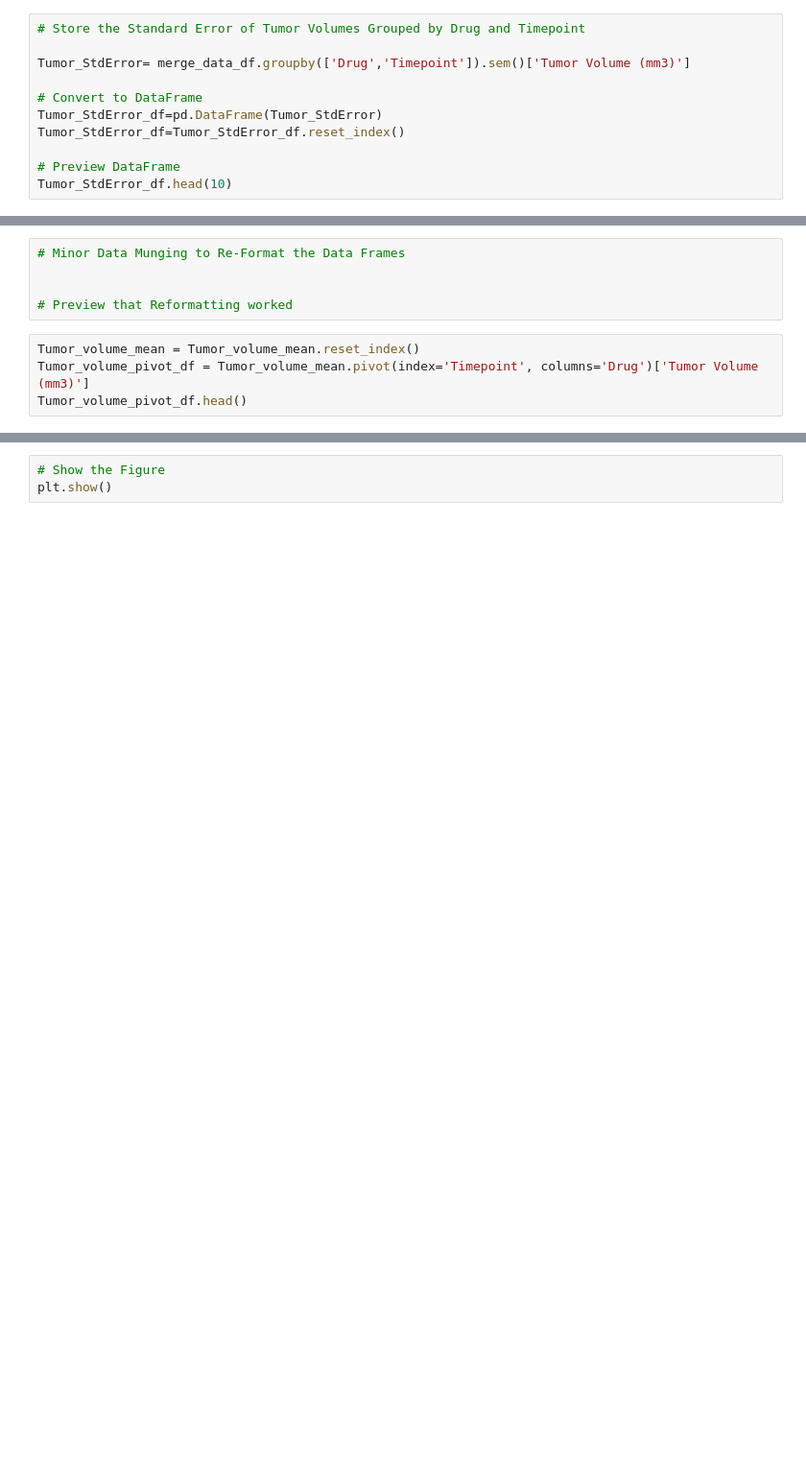
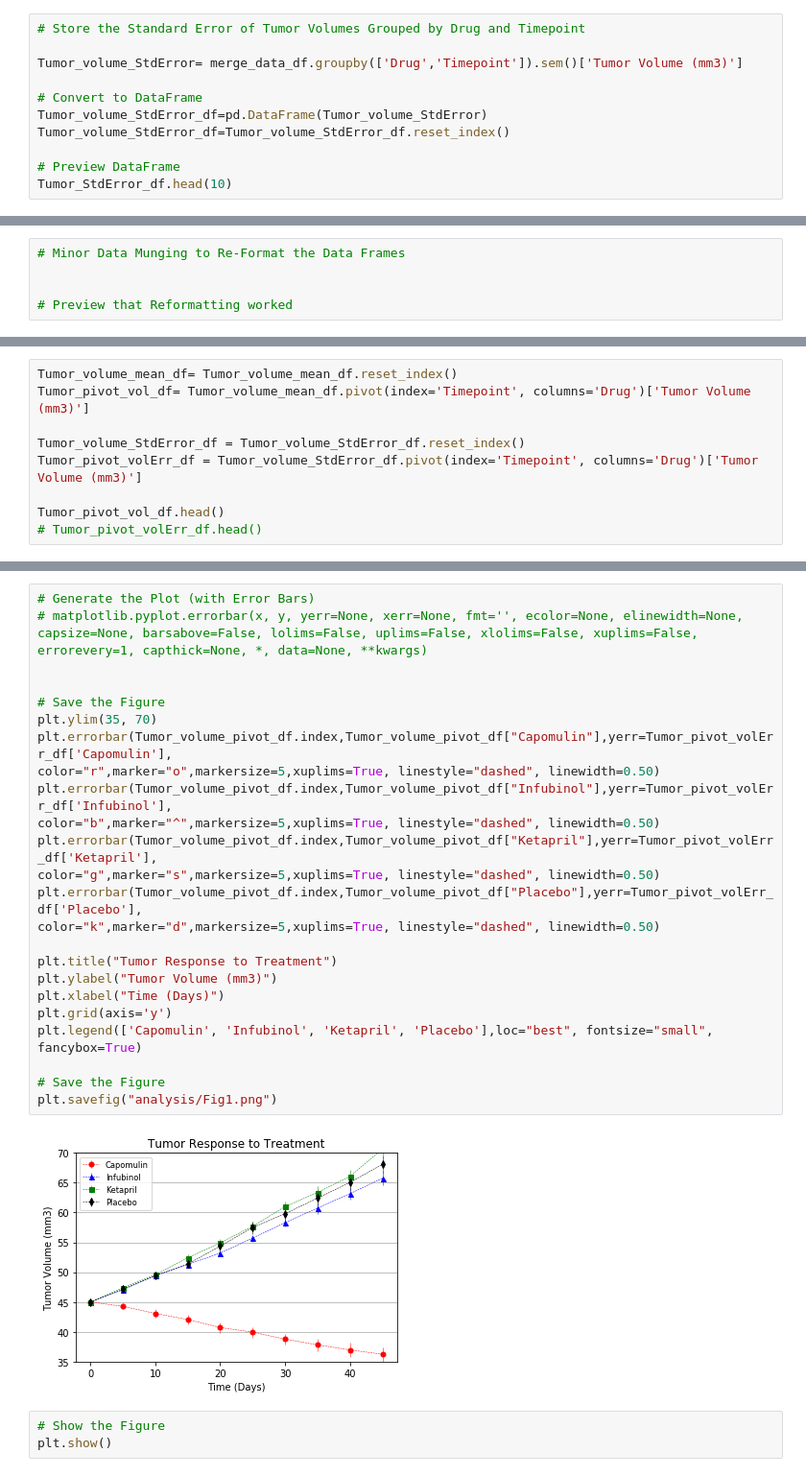
Before and after one commit to Shadi0ir/matplotlib-challenge, a Jupyter notebook: Pymaceuticals/pymaceuticals_starter.ipynb, the cells around one changed output, grey strips where cells are left out. Shown at 96% size. Cells and saved outputs as stored; diff of their text form; blank space fills up the shorter version.

```diff
--- a/Pymaceuticals/pymaceuticals_starter.ipynb
+++ b/Pymaceuticals/pymaceuticals_starter.ipynb
@@ -56,11 +61,11 @@ Tumor_volume_mean_df.head(10)
 # %%
 # Store the Standard Error of Tumor Volumes Grouped by Drug and Timepoint
 
-Tumor_StdError= merge_data_df.groupby(['Drug','Timepoint']).sem()['Tumor Volume (mm3)']
+Tumor_volume_StdError= merge_data_df.groupby(['Drug','Timepoint']).sem()['Tumor Volume (mm3)']
 
 # Convert to DataFrame
-Tumor_StdError_df=pd.DataFrame(Tumor_StdError)
-Tumor_StdError_df=Tumor_StdError_df.reset_index()
+Tumor_volume_StdError_df=pd.DataFrame(Tumor_volume_StdError)
+Tumor_volume_StdError_df=Tumor_volume_StdError_df.reset_index()
 
 # Preview DataFrame
 Tumor_StdError_df.head(10)
@@ -81,7 +86,3 @@ Tumor_StdError_df.head(10)
 
 
 # Preview that Reformatting worked
-# %%
-Tumor_volume_mean = Tumor_volume_mean.reset_index()
-Tumor_volume_pivot_df = Tumor_volume_mean.pivot(index='Timepoint', columns='Drug')['Tumor Volume (mm3)']
-Tumor_volume_pivot_df.head()
@@ -111,0 +89,9 @@ Tumor_StdError_pivot_df.head()
+# %%
+Tumor_volume_mean_df= Tumor_volume_mean_df.reset_index()
+Tumor_pivot_vol_df= Tumor_volume_mean_df.pivot(index='Timepoint', columns='Drug')['Tumor Volume (mm3)']
+
+Tumor_volume_StdError_df = Tumor_volume_StdError_df.reset_index()
+Tumor_pivot_volErr_df = Tumor_volume_StdError_df.pivot(index='Timepoint', columns='Drug')['Tumor Volume (mm3)']
+
+Tumor_pivot_vol_df.head()
+# Tumor_pivot_volErr_df.head()
@@ -112,3 +106,29 @@ Tumor_StdError_pivot_df.head()
+# %%
+# Generate the Plot (with Error Bars)
+# matplotlib.pyplot.errorbar(x, y, yerr=None, xerr=None, fmt='', ecolor=None, elinewidth=None, capsize=None, barsabove=False, lolims=False, uplims=False, xlolims=False, xuplims=False, errorevery=1, capthick=None, *, data=None, **kwargs)
+
+
+# Save the Figure
+plt.ylim(35, 70)
+plt.errorbar(Tumor_volume_pivot_df.index,Tumor_volume_pivot_df["Capomulin"],yerr=Tumor_pivot_volErr_df['Capomulin'],
+color="r",marker="o",markersize=5,xuplims=True, linestyle="dashed", linewidth=0.50)
+plt.errorbar(Tumor_volume_pivot_df.index,Tumor_volume_pivot_df["Infubinol"],yerr=Tumor_pivot_volErr_df['Infubinol'],
+color="b",marker="^",markersize=5,xuplims=True, linestyle="dashed", linewidth=0.50)
+plt.errorbar(Tumor_volume_pivot_df.index,Tumor_volume_pivot_df["Ketapril"],yerr=Tumor_pivot_volErr_df['Ketapril'],
+color="g",marker="s",markersize=5,xuplims=True, linestyle="dashed", linewidth=0.50)
+plt.errorbar(Tumor_volume_pivot_df.index,Tumor_volume_pivot_df["Placebo"],yerr=Tumor_pivot_volErr_df['Placebo'],
+color="k",marker="d",markersize=5,xuplims=True, linestyle="dashed", linewidth=0.50)
+
+plt.title("Tumor Response to Treatment")
+plt.ylabel("Tumor Volume (mm3)")
+plt.xlabel("Time (Days)")
+plt.grid(axis='y')
+plt.legend(['Capomulin', 'Infubinol', 'Ketapril', 'Placebo'],loc="best", fontsize="small", fancybox=True)
+
+# Save the Figure
+plt.savefig("analysis/Fig1.png")
+# %% [output]
+[figure, added]
 # %%
 # Show the Figure
 plt.show()
```
Also changed, not shown: parts of 5 cells of this notebook, 1 other file.
